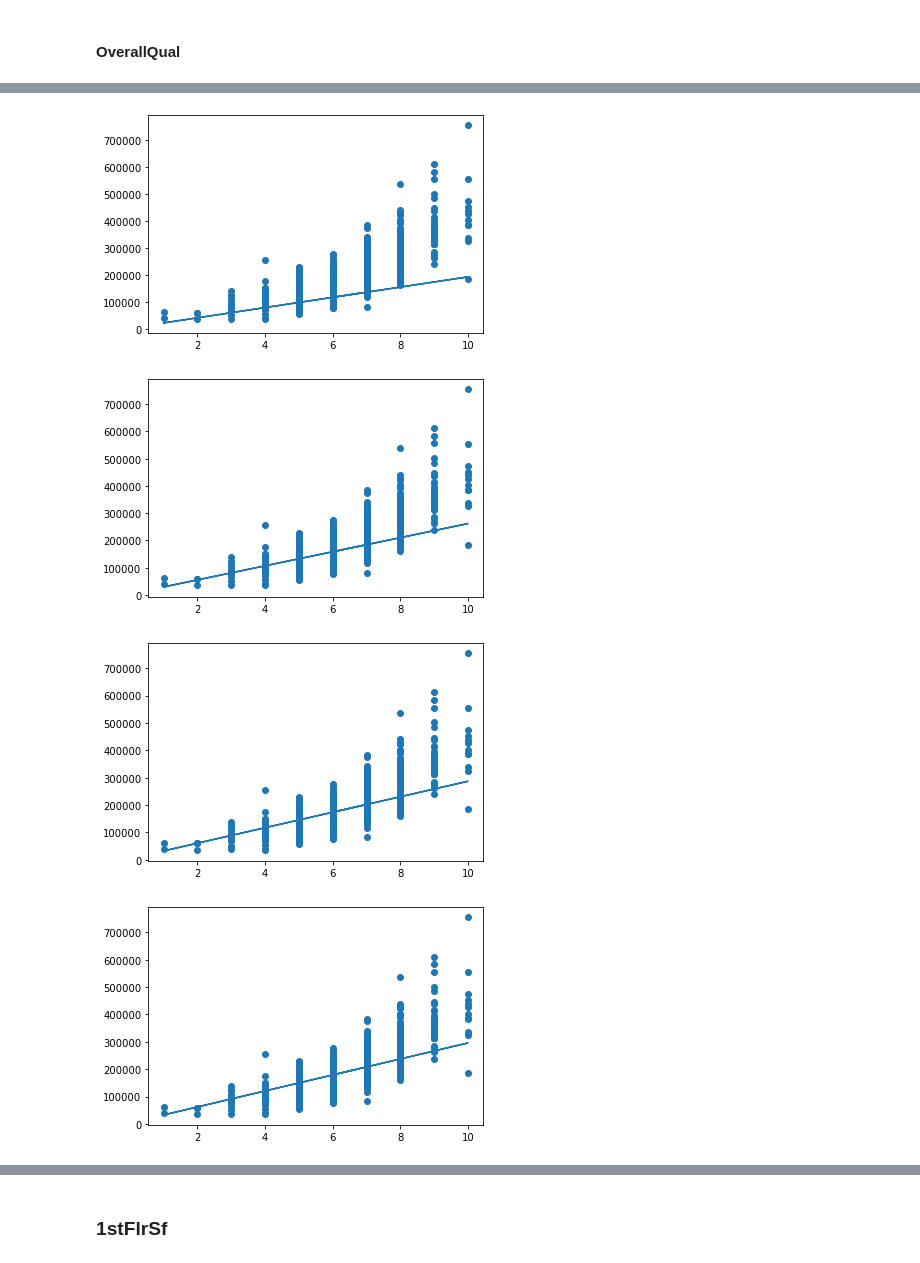
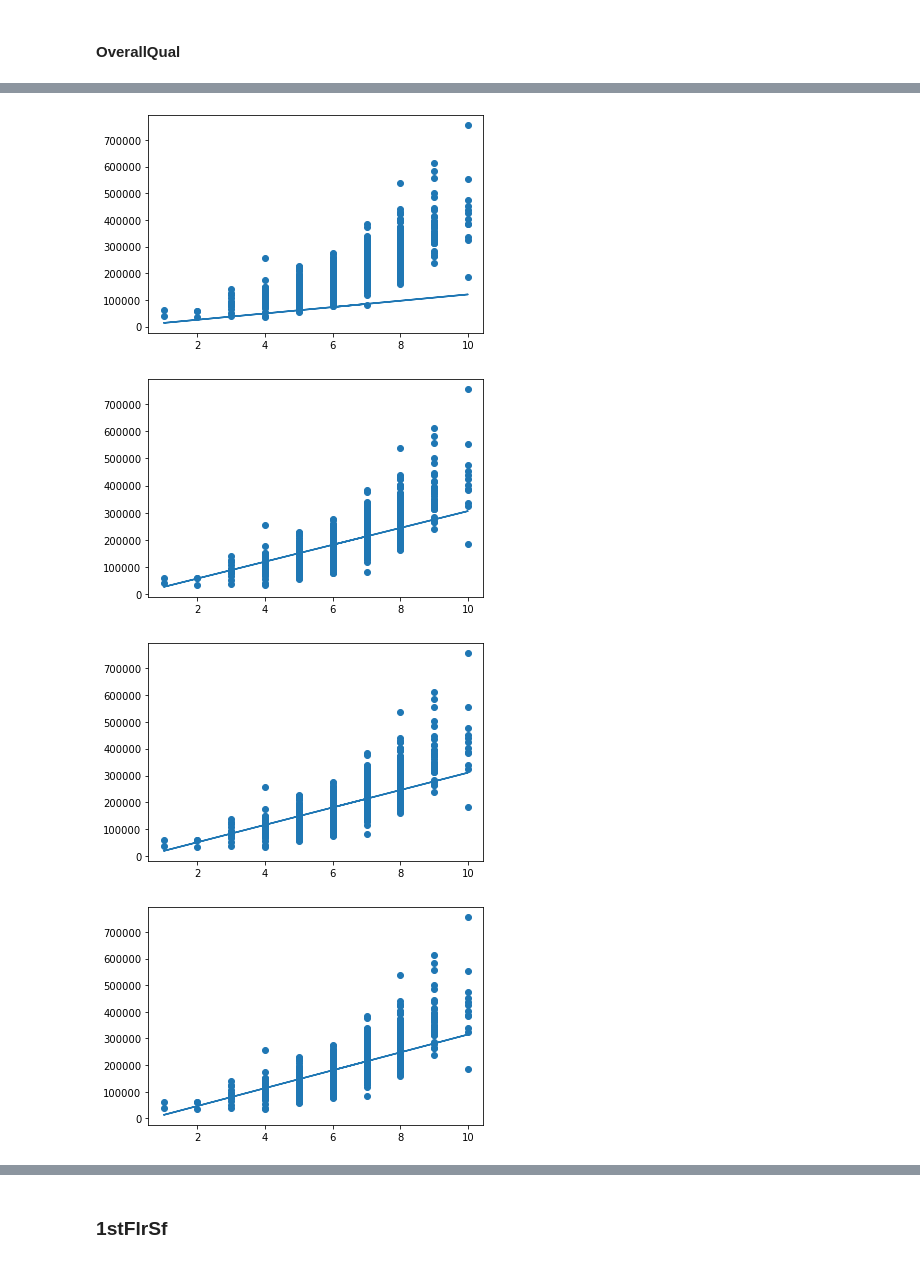
Before and after one commit to CarlosGarlem/Linear-Regression-Model, a Jupyter notebook: Linear Regression Model.ipynb, the cells around one changed output, grey strips where cells are left out. Drawn from its saved outputs; the diff is of its cells as text; code cells hidden in the pictures.

```diff
--- a/Linear Regression Model.ipynb
+++ b/Linear Regression Model.ipynb
@@ -153,10 +146,10 @@ def plotError(errors):
     return
 # %%
 def visualizeModel(X, Y, model_params, n = 25):
-    for i in range(1, len(model_params) + 1):
+    for i in range(0, len(model_params)):
         if i % n == 0:
             plt.scatter(x = X, y = Y)
-            yhat = np.matmul(np.vstack((X, np.ones_like(X))).T, model_params[i])
+            yhat = np.matmul(np.vstack((X, np.ones_like(X))).T, model_params[i+1])
             plt.plot(X, yhat)
             plt.show()
     return
@@ -184,7 +181,7 @@ plotError(errors)
-# %%
-visualizeModel(ds_train[regressors[0]].values, ds_train[response].values, model_params, n = 25)
-# %% [output]
-[figure, removed]
-[figure, removed]
-[figure, removed]
-[figure, removed]
+# %%
+visualizeModel(X1, Y, lm_m1, n = 200)
+# %% [output]
+[figure, added]
+[figure, added]
+[figure, added]
+[figure, added]
```
Also changed, not shown: parts of 18 cells of this notebook.
